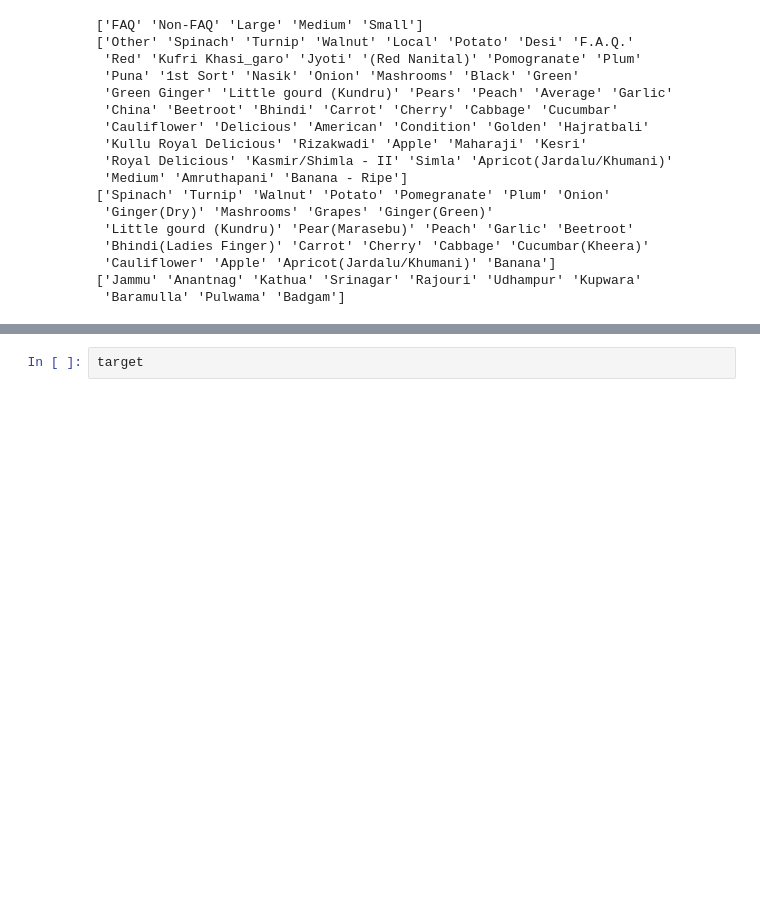
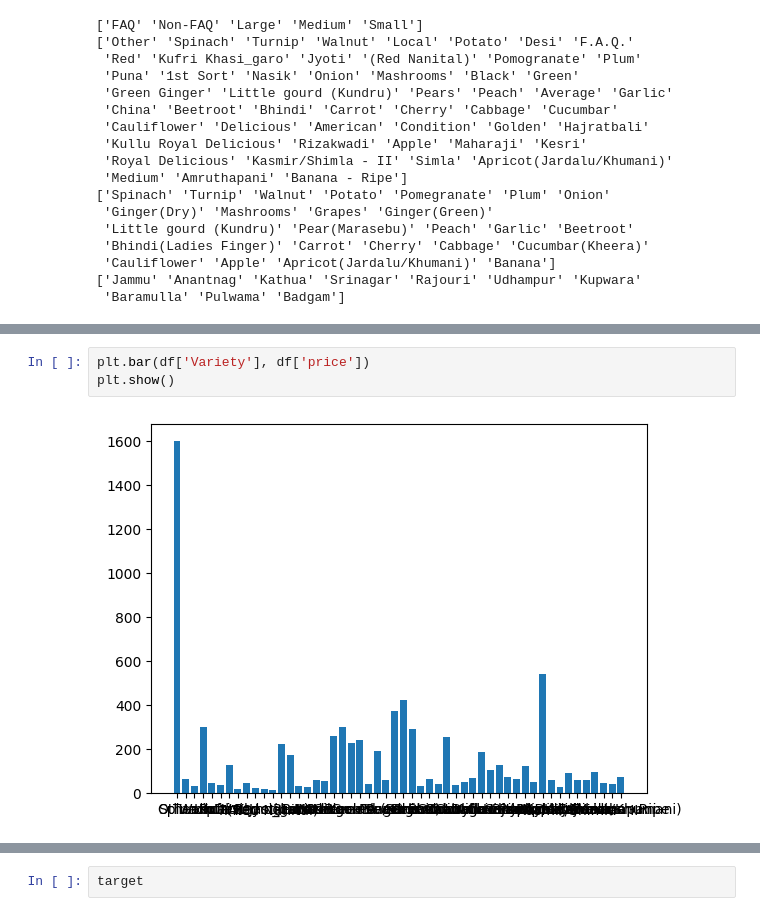
Before and after one commit to Gaurang-bit786/winnovation-argi-forcase, a Jupyter notebook: our_data.pridection.ipynb, the cells around one changed output, grey strips where cells are left out. Drawn from its saved outputs; the diff is of its cells as text; blank space fills up the shorter version.

```diff
--- a/our_data.pridection.ipynb
+++ b/our_data.pridection.ipynb
@@ -33,0 +48,5 @@ target = df.price
+# %%
+plt.bar(df['Variety'], df['price'])
+plt.show()
+# %% [output]
+[figure, added]
```
Also changed, not shown: parts of 2 cells of this notebook.
